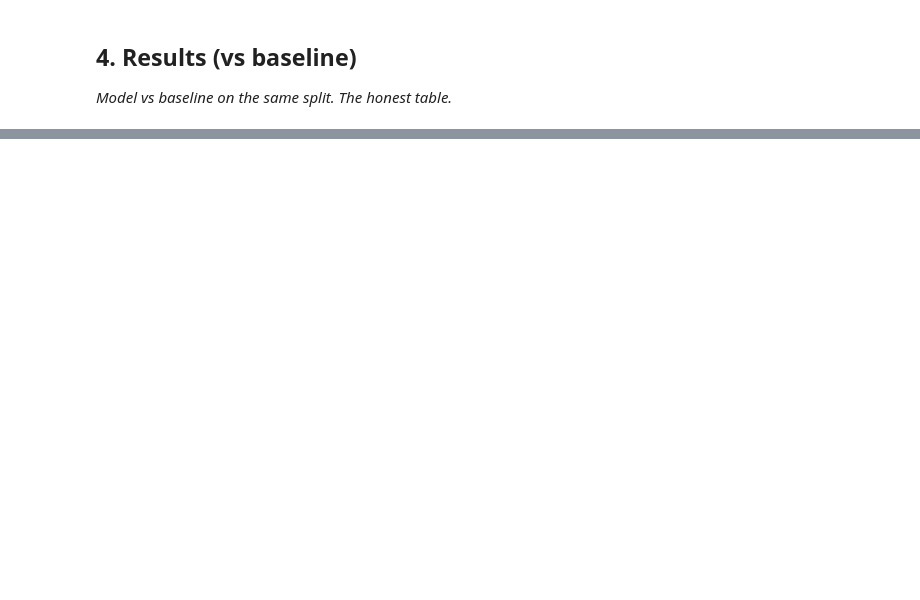
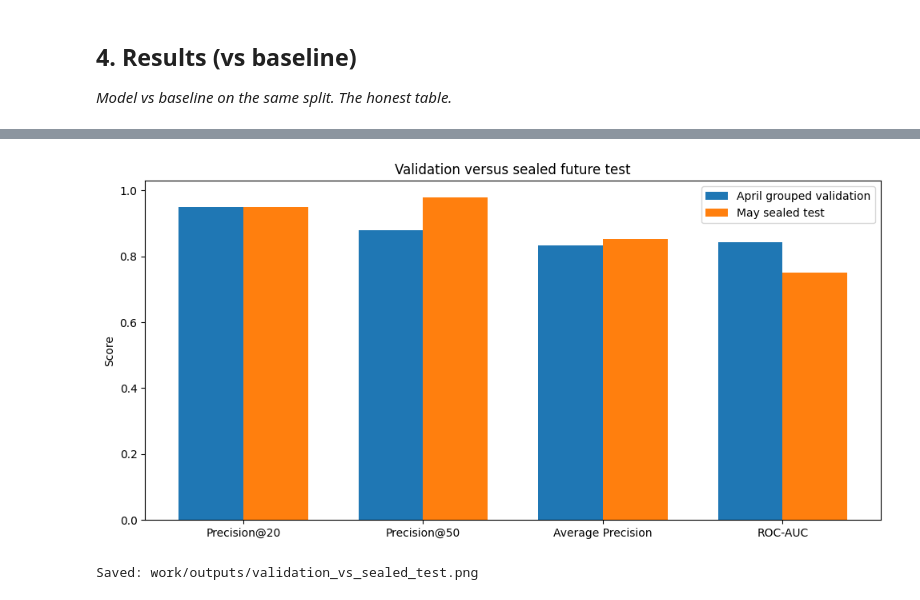
Before and after one commit to Zoro-369/flyrank-ml-starter, a Jupyter notebook: work/notebooks/capstone.ipynb, the cells around one changed output, grey strips where cells are left out. Saved outputs shown, nothing was run; the diff lists cells and outputs as text; code cells hidden in the pictures; blank space fills up the shorter version.

```diff
--- a/work/notebooks/capstone.ipynb
+++ b/work/notebooks/capstone.ipynb
@@ -36,0 +3398,77 @@ This skeleton is yours to fill. Work the sections **in order** — each one has
+# %%
+# ============================================================
+# Artifact 2 — Validation vs sealed test
+# ============================================================
+
+period_metrics = [
+    "precision_at_20",
+    "precision_at_50",
+    "average_precision",
+    "roc_auc",
+]
+
+period_labels = [
+    "Precision@20",
+    "Precision@50",
+    "Average Precision",
+    "ROC-AUC",
+]
+
+validation_values = [
+    grouped_results[m]
+    for m in period_metrics
+]
+
+test_values = [
+    sealed_results[m]
+    for m in period_metrics
+]
+
+x = np.arange(len(period_labels))
+width = 0.36
+
+plt.figure(figsize=(10, 5))
+
+plt.bar(
+    x - width / 2,
+    validation_values,
+    width,
+    label="April grouped validation"
+)
+
+plt.bar(
+    x + width / 2,
+    test_values,
+    width,
+    label="May sealed test"
+)
+
+plt.xticks(
+    x,
+    period_labels
+)
+
+plt.ylabel("Score")
+plt.title("Validation versus sealed future test")
+
+plt.legend()
+
+plt.tight_layout()
+
+validation_test_chart = (
+    output_dir /
+    "validation_vs_sealed_test.png"
+)
+
+plt.savefig(
+    validation_test_chart,
+    dpi=160,
+    bbox_inches="tight"
+)
+
+plt.show()
+
+print("Saved:", validation_test_chart)
+# %% [output]
+[figure, added]
+Saved: work/outputs/validation_vs_sealed_test.png
```
Also changed, not shown: parts of 78 cells of this notebook, 2 other files.
